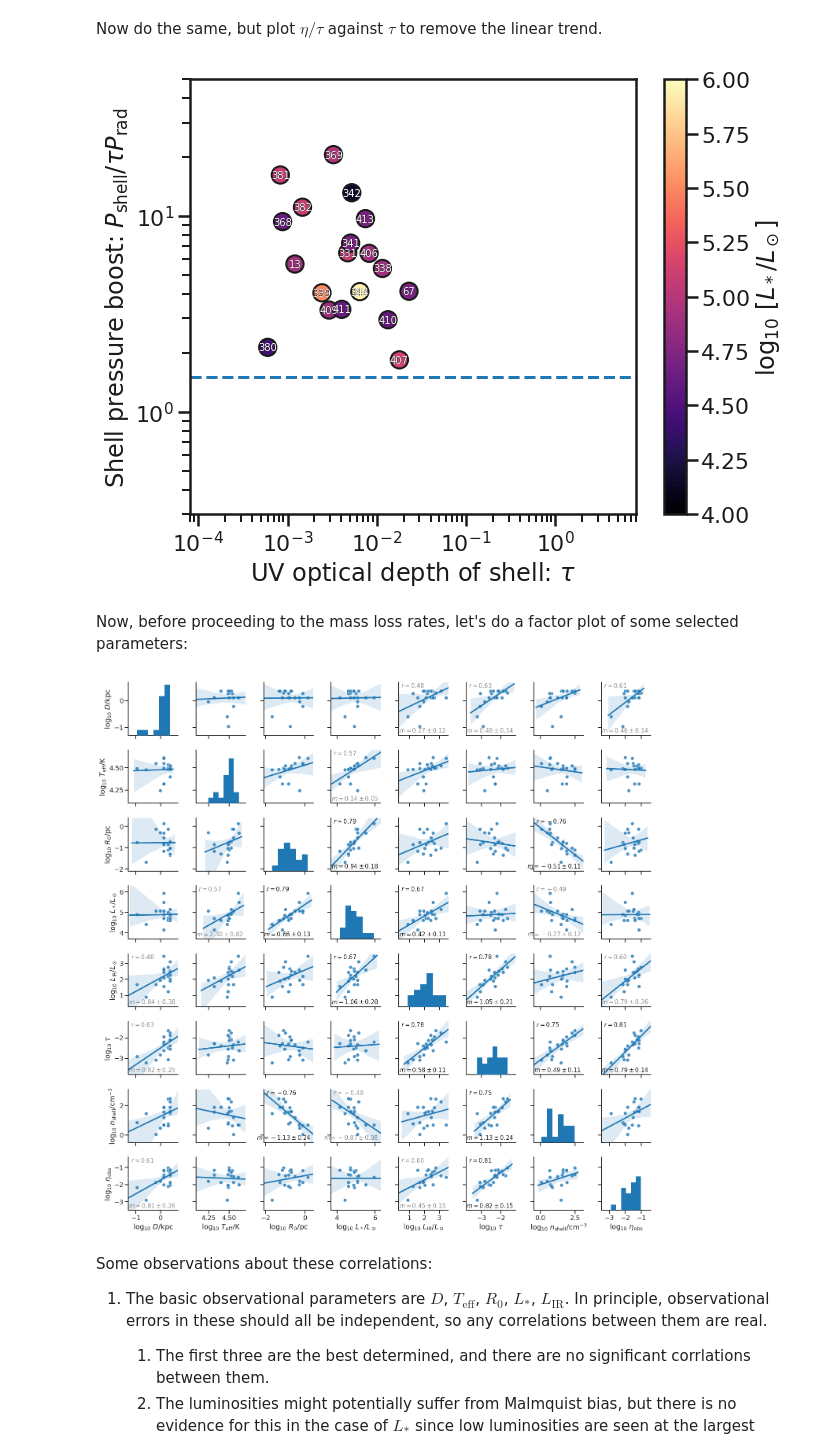
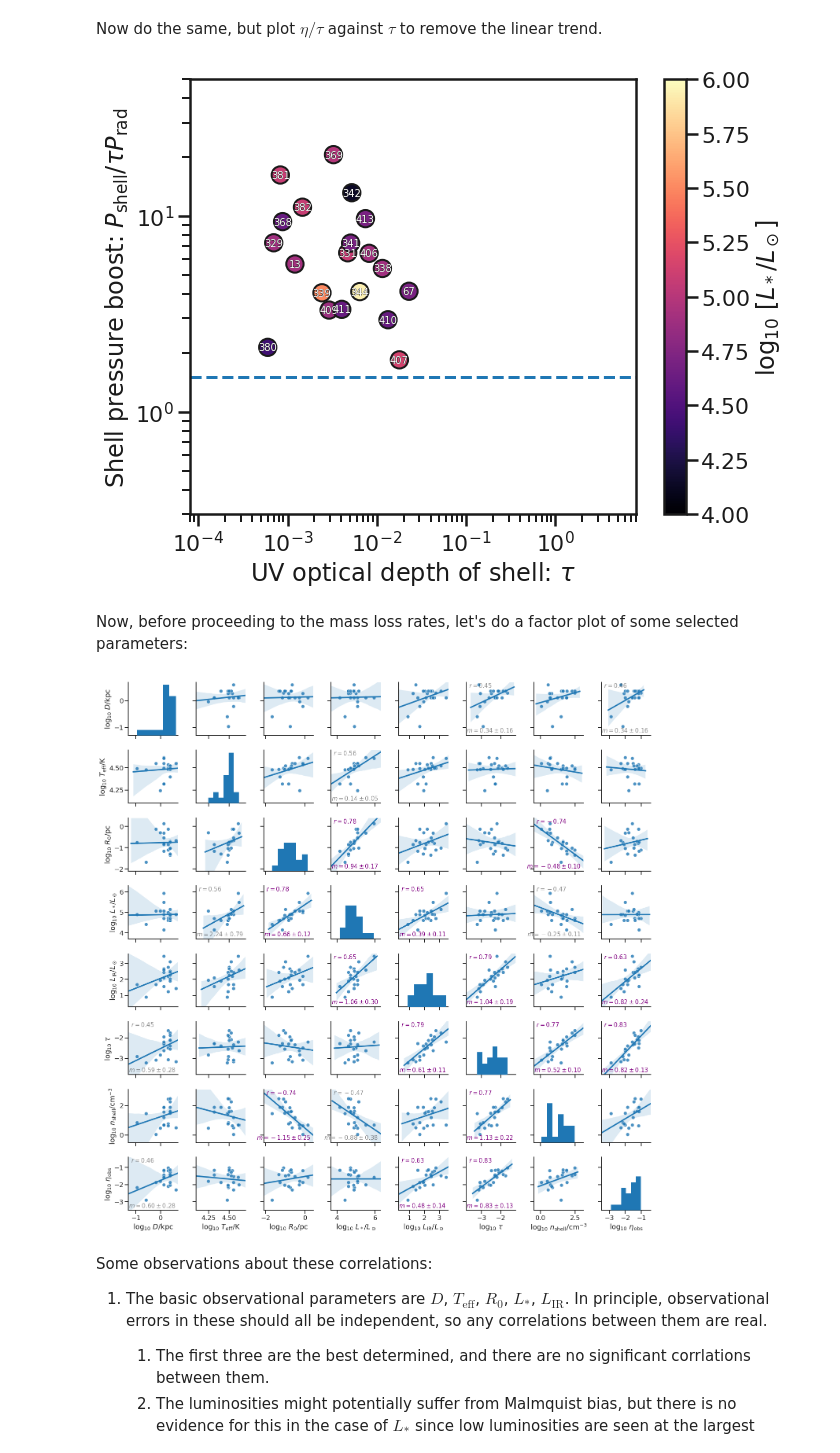
Before and after one commit to div-B-equals-0/dust-wave-case-studies, a Jupyter notebook: Kobulnicky-samples.ipynb, the cells around one changed output. Cells and saved outputs as stored; diff of their text form; code cells hidden in the pictures.

```diff
--- a/Kobulnicky-samples.ipynb
+++ b/Kobulnicky-samples.ipynb
@@ -283,6 +300,7 @@ Now work out my own IR flux by weighted sum of the 8 to 160 bands
 # %%
 t = tab05_01_02
-t.remove_row(2)
+#t.remove_row(2)
 t['FIR_will'] = 1e-10*(2.4*np.abs(t['F8 or 12']) + 1.6*t['F24 or 22'] + 0.51*t['F70'])
+t[2]['FIR_will'] = t[2]['FIR']
 t['ID', 'FIR', 'FIR_will']
 # %% [output]
@@ -545,7 +563,7 @@ ax.set(
 fig.savefig('K18-eta-tau-compensated.pdf')
 None
 # %% [output]
-[figure, old version]
+[figure, new version]
 # %% [markdown]
 Now, before proceeding to the mass loss rates, let's do a factor plot of some selected parameters:
 # %%
@@ -587,35 +605,35 @@ def corrfunc(x, y, **kws):
 #    r, p = stats.pearsonr(x, y)
     ax = plt.gca()
     if pvalue < 0.05:
-        fontcolor = 'k' if pvalue < 0.003 else 'k'
+        fontcolor = 'purple' if pvalue < 0.003 else 'k'
         fontalpha = 1.0 if pvalue < 0.003 else 0.5
         ax.annotate(f"$r = {rvalue:.2f}$",
                     xy=(.05, .9), xycoords=ax.transAxes,
                     fontsize='small', color=fontcolor, alpha=fontalpha)
         ax.annotate(rf"$m = {slope:.2f} \pm {stderr:.2f}$",
                     xy=(.95, .05), ha='right', xycoords=ax.transAxes,
                     fontsize='small', color=fontcolor, alpha=fontalpha)
 
 
 with sns.plotting_context('talk', font_scale=1.0):
     g = sns.pairplot(df, vars=columns,
                      diag_kind='hist',
 #             diag_kind='kde',
 #             hue='close',
                      kind='reg',
                      plot_kws=dict(scatter_kws=dict(edgecolor='w')),
                      diag_kws=dict(bins=6),
                     )
     g.map_offdiag(corrfunc)
     for j, [[v1, v2], label] in enumerate(zip(minmax, pretty)):
         g.axes[j, j].set(xlim=[v1, v2], ylim=[v1, v2])
         g.axes[-1, j].set(xlabel=label)
         g.axes[j, 0].set(ylabel=label)
     plt.gcf().savefig('K18-pairplot.pdf')
 
 #df
 # %% [output]
-[figure, old version]
+[figure, new version]
 # %% [markdown]
 Some observations about these correlations:
 
```
Also changed, not shown: parts of 88 cells of this notebook, 18 other files.
